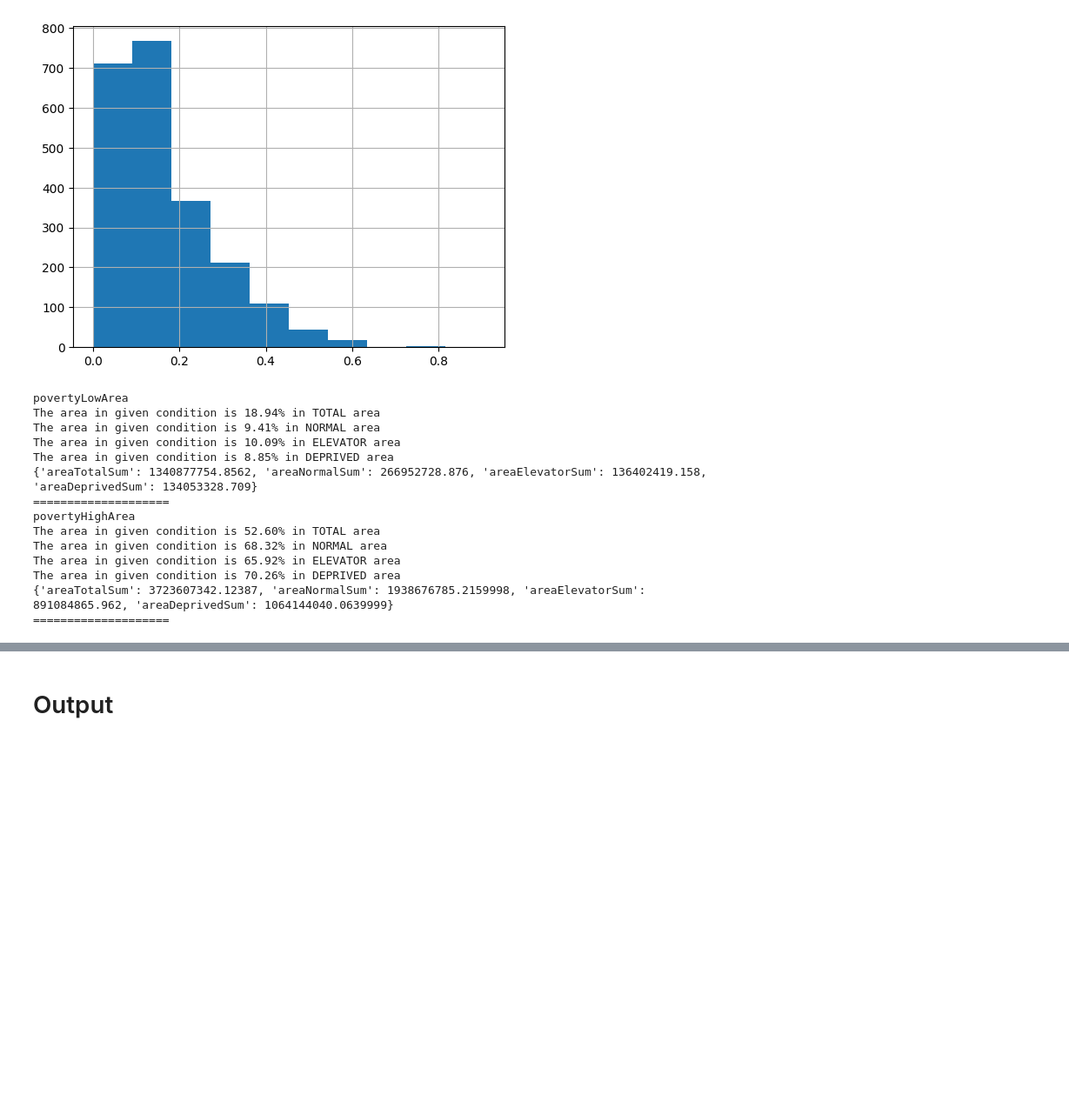
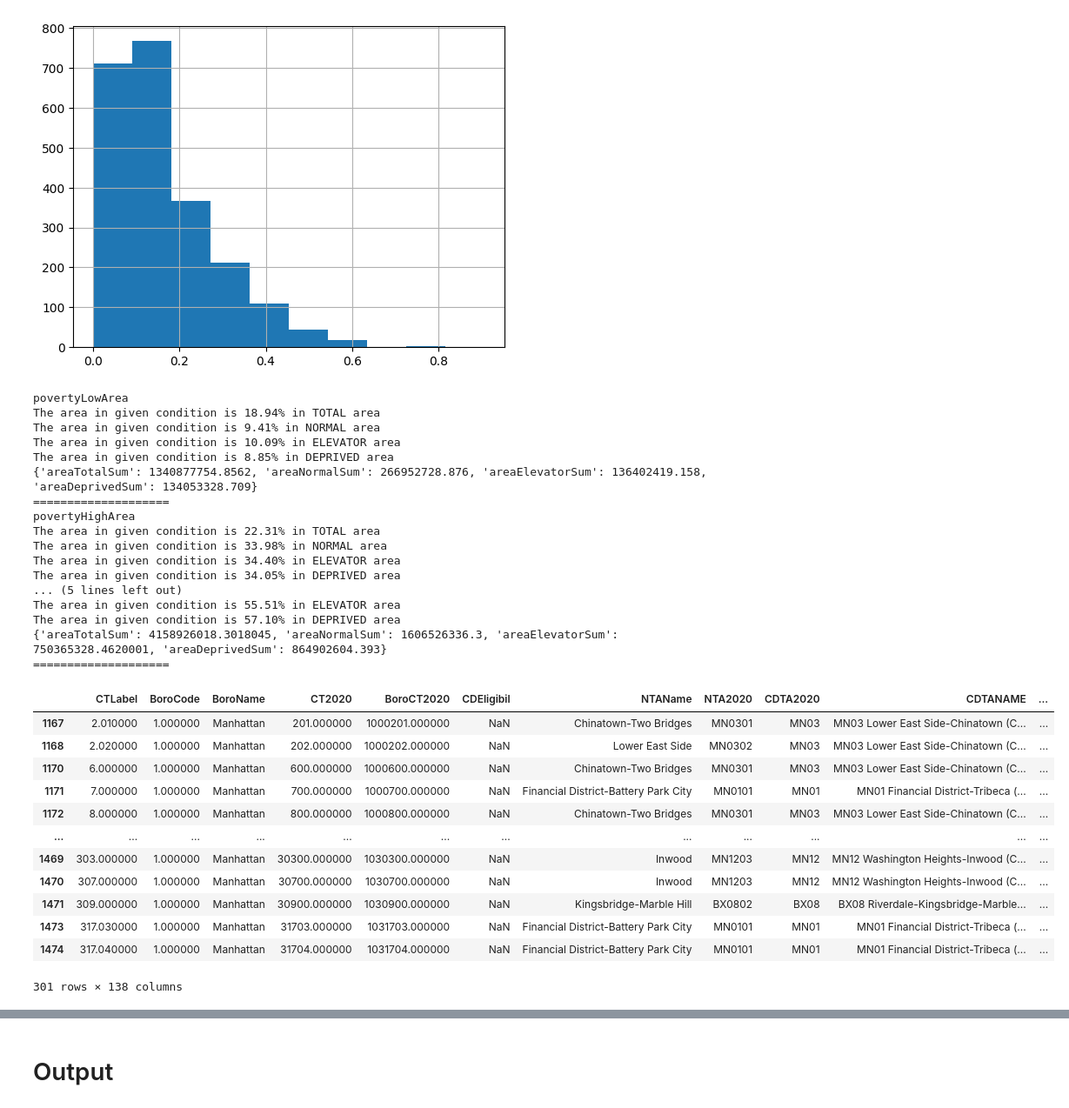
Before and after one commit to tako8888/project1_wheelchair, a Jupyter notebook: data/YT_analysis2_changeMerge.ipynb, the cells around one changed output, grey strips where cells are left out. Shown at 87% size. Drawn from its saved outputs; the diff is of its cells as text; code cells hidden in the pictures; blank space fills up the shorter version.

```diff
--- a/data/YT_analysis2_changeMerge.ipynb
+++ b/data/YT_analysis2_changeMerge.ipynb
@@ -875,14 +875,17 @@ df['povertyRatio'].hist()
 
 
 povertyLow = df['povertyRatio'] <= 0.05
-povertyHigh = df['povertyRatio'] > 0.1
-
+povertyHigh = df['povertyRatio'] > 0.20
+# NonClassified
+povertyNon = (df['povertyRatio'] <= 0.2)  & (df['povertyRatio'] > 0.05)
 
 
 print('povertyLowArea')
-ambuLowArea = getRatioSum(povertyLow, df)
+povertyLowArea = getRatioSum(povertyLow, df)
 print('povertyHighArea')
-ambuHighArea = getRatioSum(povertyHigh, df)
+povertyHighArea = getRatioSum(povertyHigh, df)
+print('povertyNonArea') # NonClassified
+povertyNonArea = getRatioSum(povertyNon, df)
 
 # print('High demand deprived area for elevators is much large, compared to area with elevators.')
 # print("it's n times large, n is following")
@@ -900,9 +903,12 @@ The area in given condition is 8.85% in DEPRIVED area
 {'areaTotalSum': 1340877754.8562, 'areaNormalSum': 266952728.876, 'areaElevatorSum': 136402419.158, 'areaDeprivedSum': 134053328.709}
 ====================
 povertyHighArea
-The area in given condition is 52.60% in TOTAL area
-The area in given condition is 68.32% in NORMAL area
-The area in given condition is 65.92% in ELEVATOR area
-The area in given condition is 70.26% in DEPRIVED area
-{'areaTotalSum': 3723607342.12387, 'areaNormalSum': 1938676785.2159998, 'areaElevatorSum': 891084865.962, 'areaDeprivedSum': 1064144040.0639999}
+The area in given condition is 22.31% in TOTAL area
+The area in given condition is 33.98% in NORMAL area
+The area in given condition is 34.40% in ELEVATOR area
+The area in given condition is 34.05% in DEPRIVED area
+... (5 lines left out)
+The area in given condition is 55.51% in ELEVATOR area
+The area in given condition is 57.10% in DEPRIVED area
+{'areaTotalSum': 4158926018.3018045, 'areaNormalSum': 1606526336.3, 'areaElevatorSum': 750365328.4620001, 'areaDeprivedSum': 864902604.393}
 ====================
@@ -920,0 +915,17 @@ write_columns = ['GEOID', 'AmbuRatio', 'nonWhiteDisabilityRatio', 'povertyRatio'
+# %%
+manhattan_df = df[df['BoroName'] == "Manhattan"]
+manhattan_df
+# %% [output]
+|  | CTLabel | BoroCode | BoroName | CT2020 | BoroCT2020 | CDEligibil | NTAName | NTA2020 | CDTA2020 | CDTANAME | ... |
+| 1167 | 2.010000 | 1.000000 | Manhattan | 201.000000 | 1000201.000000 | NaN | Chinatown-Two Bridges | MN0301 | MN03 | MN03 Lower East Side-Chinatown (C... | ... |
+| 1168 | 2.020000 | 1.000000 | Manhattan | 202.000000 | 1000202.000000 | NaN | Lower East Side | MN0302 | MN03 | MN03 Lower East Side-Chinatown (C... | ... |
+| 1170 | 6.000000 | 1.000000 | Manhattan | 600.000000 | 1000600.000000 | NaN | Chinatown-Two Bridges | MN0301 | MN03 | MN03 Lower East Side-Chinatown (C... | ... |
+| 1171 | 7.000000 | 1.000000 | Manhattan | 700.000000 | 1000700.000000 | NaN | Financial District-Battery Park City | MN0101 | MN01 | MN01 Financial District-Tribeca (... | ... |
+| 1172 | 8.000000 | 1.000000 | Manhattan | 800.000000 | 1000800.000000 | NaN | Chinatown-Two Bridges | MN0301 | MN03 | MN03 Lower East Side-Chinatown (C... | ... |
+| ... | ... | ... | ... | ... | ... | ... | ... | ... | ... | ... | ... |
+| 1469 | 303.000000 | 1.000000 | Manhattan | 30300.000000 | 1030300.000000 | NaN | Inwood | MN1203 | MN12 | MN12 Washington Heights-Inwood (C... | ... |
+| 1470 | 307.000000 | 1.000000 | Manhattan | 30700.000000 | 1030700.000000 | NaN | Inwood | MN1203 | MN12 | MN12 Washington Heights-Inwood (C... | ... |
+| 1471 | 309.000000 | 1.000000 | Manhattan | 30900.000000 | 1030900.000000 | NaN | Kingsbridge-Marble Hill | BX0802 | BX08 | BX08 Riverdale-Kingsbridge-Marble... | ... |
+| 1473 | 317.030000 | 1.000000 | Manhattan | 31703.000000 | 1031703.000000 | NaN | Financial District-Battery Park City | MN0101 | MN01 | MN01 Financial District-Tribeca (... | ... |
+| 1474 | 317.040000 | 1.000000 | Manhattan | 31704.000000 | 1031704.000000 | NaN | Financial District-Battery Park City | MN0101 | MN01 | MN01 Financial District-Tribeca (... | ... |
+301 rows × 138 columns
```
Also changed, not shown: parts of 8 cells of this notebook, 40 other files.
